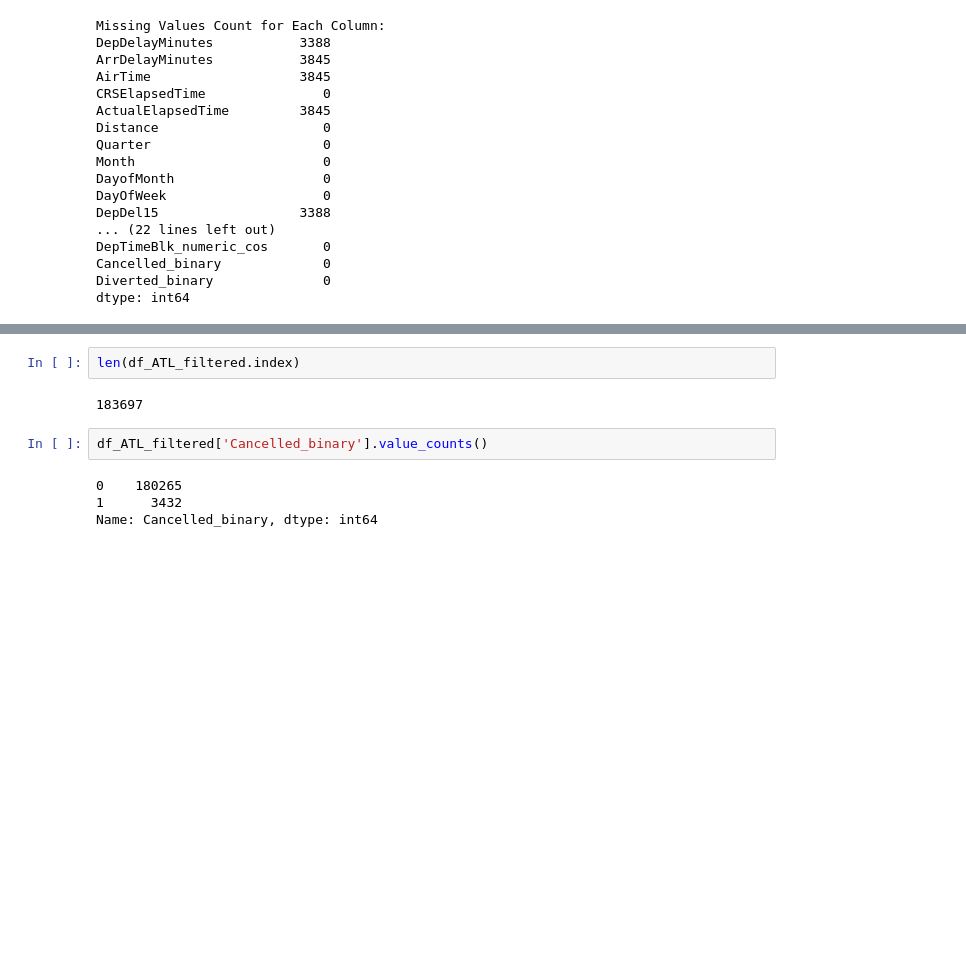
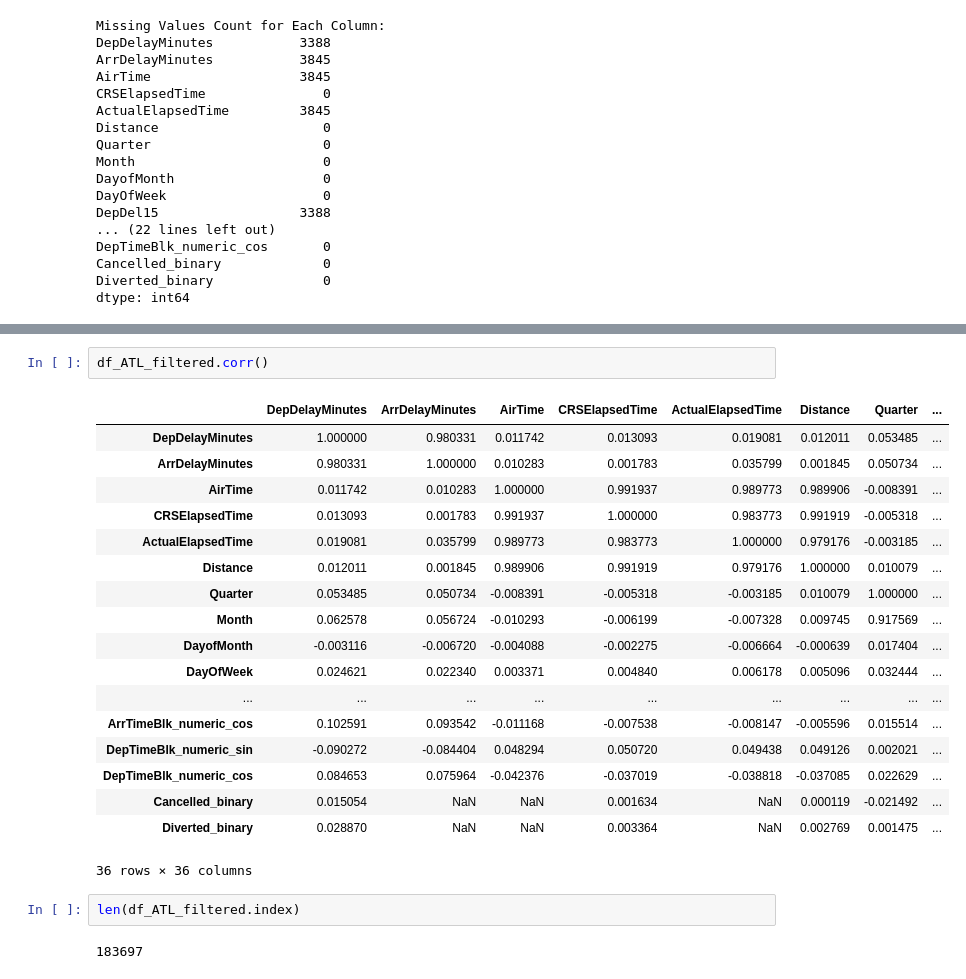
Before and after one commit to patel-aum-yorku/Flight-Status-Prediction, a Jupyter notebook: flight_status.ipynb, the cells around one changed output, grey strips where cells are left out. Cells and saved outputs as stored; diff of their text form; blank space fills up the shorter version.

```diff
--- a/flight_status.ipynb
+++ b/flight_status.ipynb
@@ -423,10 +468,25 @@ dtype: int64
+# %%
+df_ATL_filtered.corr()
+# %% [output]
+|  | DepDelayMinutes | ArrDelayMinutes | AirTime | CRSElapsedTime | ActualElapsedTime | Distance | Quarter | ... |
+| DepDelayMinutes | 1.000000 | 0.980331 | 0.011742 | 0.013093 | 0.019081 | 0.012011 | 0.053485 | ... |
+| ArrDelayMinutes | 0.980331 | 1.000000 | 0.010283 | 0.001783 | 0.035799 | 0.001845 | 0.050734 | ... |
+| AirTime | 0.011742 | 0.010283 | 1.000000 | 0.991937 | 0.989773 | 0.989906 | -0.008391 | ... |
+| CRSElapsedTime | 0.013093 | 0.001783 | 0.991937 | 1.000000 | 0.983773 | 0.991919 | -0.005318 | ... |
+| ActualElapsedTime | 0.019081 | 0.035799 | 0.989773 | 0.983773 | 1.000000 | 0.979176 | -0.003185 | ... |
+| Distance | 0.012011 | 0.001845 | 0.989906 | 0.991919 | 0.979176 | 1.000000 | 0.010079 | ... |
+| Quarter | 0.053485 | 0.050734 | -0.008391 | -0.005318 | -0.003185 | 0.010079 | 1.000000 | ... |
+| Month | 0.062578 | 0.056724 | -0.010293 | -0.006199 | -0.007328 | 0.009745 | 0.917569 | ... |
+| DayofMonth | -0.003116 | -0.006720 | -0.004088 | -0.002275 | -0.006664 | -0.000639 | 0.017404 | ... |
+| DayOfWeek | 0.024621 | 0.022340 | 0.003371 | 0.004840 | 0.006178 | 0.005096 | 0.032444 | ... |
+| ... | ... | ... | ... | ... | ... | ... | ... | ... |
+| ArrTimeBlk_numeric_cos | 0.102591 | 0.093542 | -0.011168 | -0.007538 | -0.008147 | -0.005596 | 0.015514 | ... |
+| DepTimeBlk_numeric_sin | -0.090272 | -0.084404 | 0.048294 | 0.050720 | 0.049438 | 0.049126 | 0.002021 | ... |
+| DepTimeBlk_numeric_cos | 0.084653 | 0.075964 | -0.042376 | -0.037019 | -0.038818 | -0.037085 | 0.022629 | ... |
+| Cancelled_binary | 0.015054 | NaN | NaN | 0.001634 | NaN | 0.000119 | -0.021492 | ... |
+| Diverted_binary | 0.028870 | NaN | NaN | 0.003364 | NaN | 0.002769 | 0.001475 | ... |
+36 rows × 36 columns
 # %%
 len(df_ATL_filtered.index)
 # %% [output]
 183697
-# %%
-df_ATL_filtered['Cancelled_binary'].value_counts()
-# %% [output]
-0    180265
-1      3432
-Name: Cancelled_binary, dtype: int64
```
Also changed, not shown: parts of 18 cells of this notebook.
